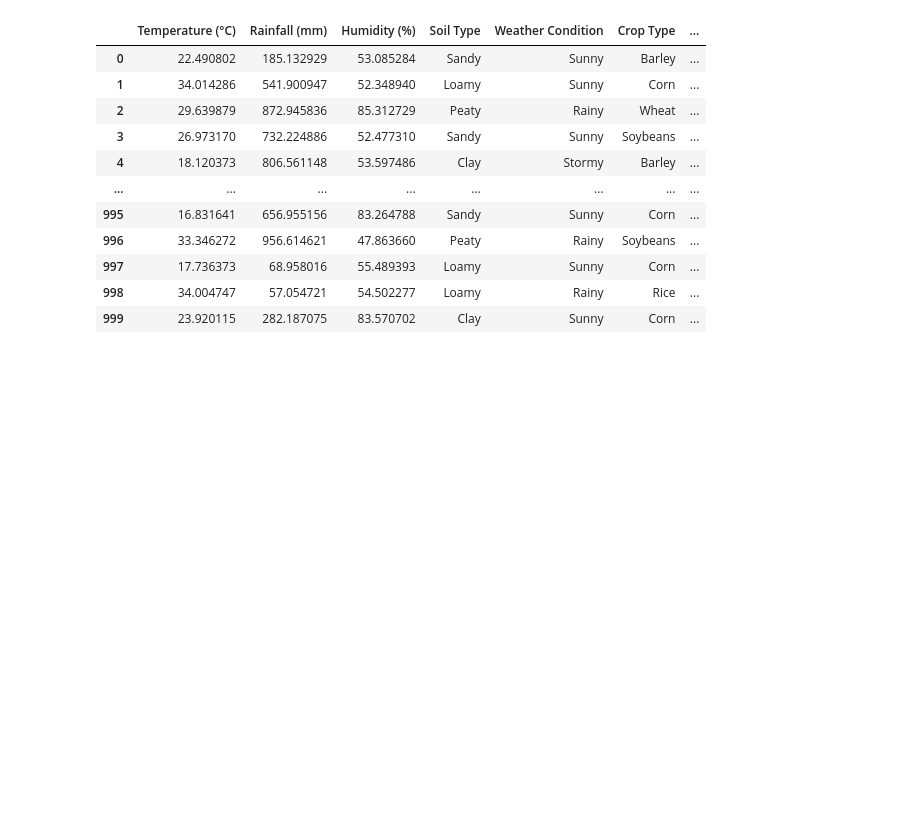
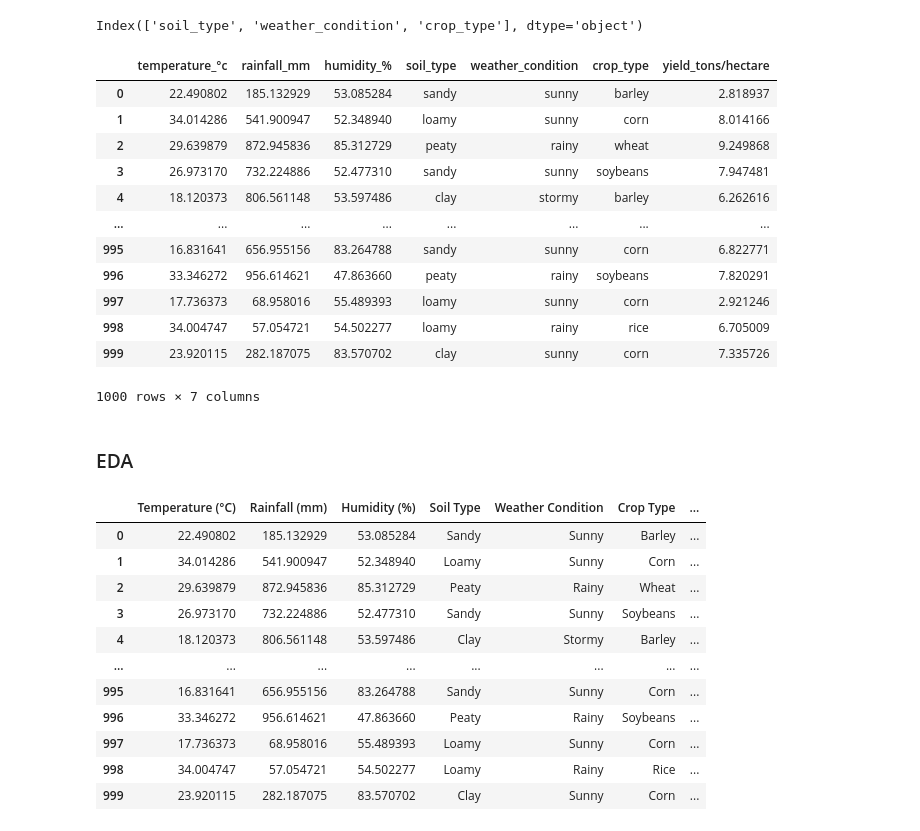
Before and after one commit to aaronGeb/crop_yield_prediction, a Jupyter notebook: notebook/model_prototyping.ipynb, the cells around one changed output. Saved outputs shown, nothing was run; the diff lists cells and outputs as text; code cells hidden in the pictures; blank space fills up the shorter version.

```diff
--- a/notebook/model_prototyping.ipynb
+++ b/notebook/model_prototyping.ipynb
@@ -15 +68,26 @@ data = DataProcessing()
+# %%
+col = my_data.select_columns()
+col
+# %% [output]
+Index(['soil_type', 'weather_condition', 'crop_type'], dtype='object')
+# %%
+columns_lists = list(col)
+# %%
+my_data.rename_observation_column(columns_lists)
+# %% [output]
+|  | temperature_°c | rainfall_mm | humidity_% | soil_type | weather_condition | crop_type | yield_tons/hectare |
+| 0 | 22.490802 | 185.132929 | 53.085284 | sandy | sunny | barley | 2.818937 |
+| 1 | 34.014286 | 541.900947 | 52.348940 | loamy | sunny | corn | 8.014166 |
+| 2 | 29.639879 | 872.945836 | 85.312729 | peaty | rainy | wheat | 9.249868 |
+| 3 | 26.973170 | 732.224886 | 52.477310 | sandy | sunny | soybeans | 7.947481 |
+| 4 | 18.120373 | 806.561148 | 53.597486 | clay | stormy | barley | 6.262616 |
+| ... | ... | ... | ... | ... | ... | ... | ... |
+| 995 | 16.831641 | 656.955156 | 83.264788 | sandy | sunny | corn | 6.822771 |
+| 996 | 33.346272 | 956.614621 | 47.863660 | peaty | rainy | soybeans | 7.820291 |
+| 997 | 17.736373 | 68.958016 | 55.489393 | loamy | sunny | corn | 2.921246 |
+| 998 | 34.004747 | 57.054721 | 54.502277 | loamy | rainy | rice | 6.705009 |
+| 999 | 23.920115 | 282.187075 | 83.570702 | clay | sunny | corn | 7.335726 |
+1000 rows × 7 columns
+# %% [markdown]
+### EDA
 # %%
```
Also changed, not shown: parts of 15 cells of this notebook.
